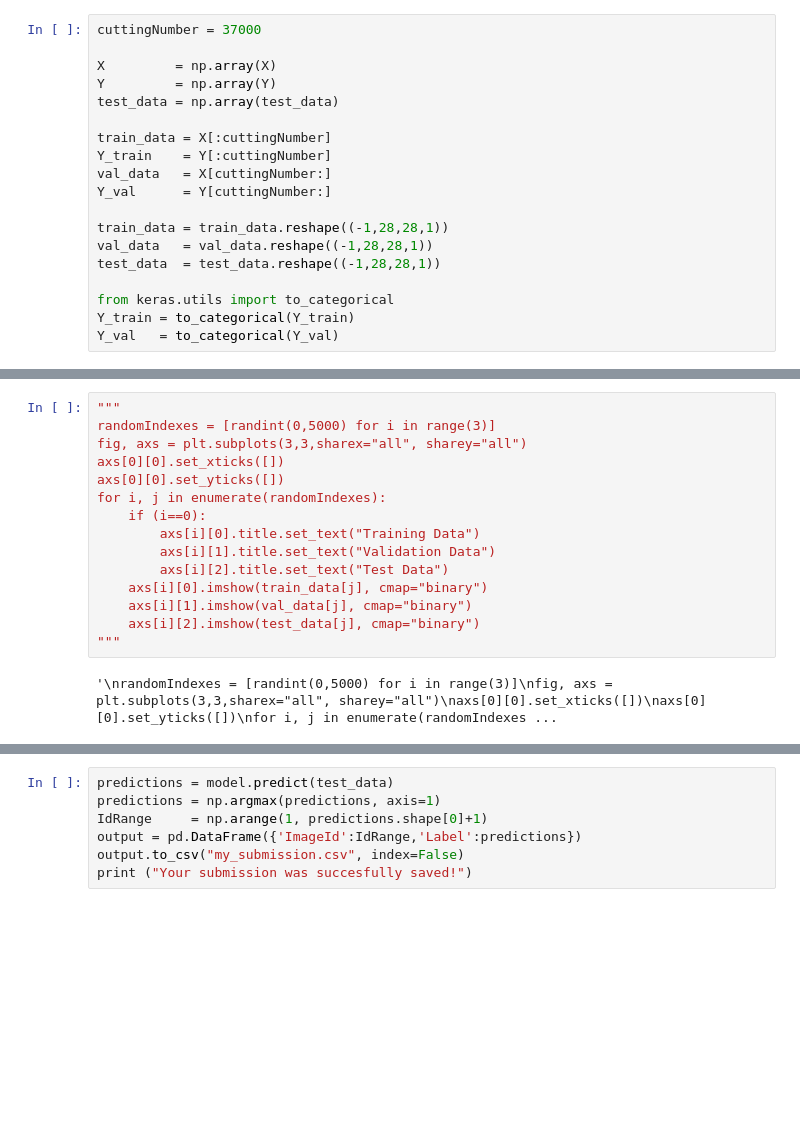
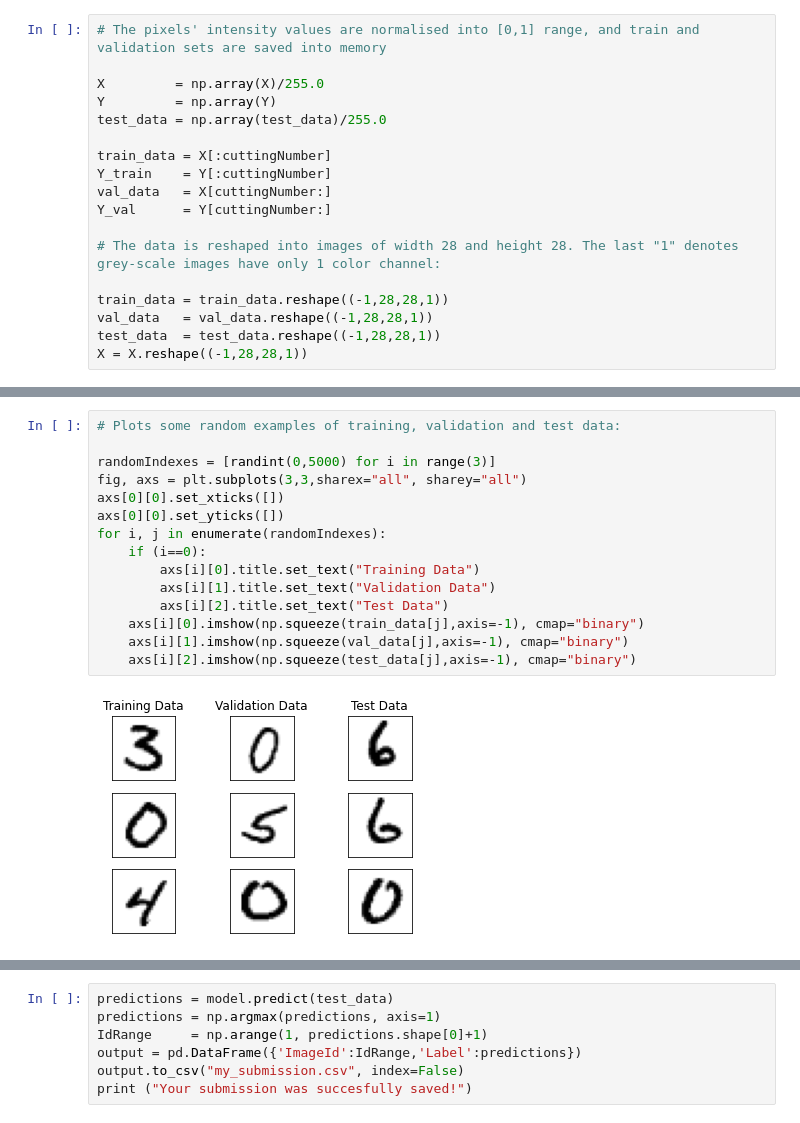
Before and after one commit to victorrgez/KaggleCompetitions, a Jupyter notebook: Code/ComputerVisionMnistDigits.ipynb, the cells around one changed output, grey strips where cells are left out. Drawn from its saved outputs; the diff is of its cells as text; blank space fills up the shorter version.

```diff
--- a/Code/ComputerVisionMnistDigits.ipynb
+++ b/Code/ComputerVisionMnistDigits.ipynb
@@ -19,19 +36,18 @@ print (test_data.shape)
 # %%
-cuttingNumber = 37000
+# The pixels' intensity values are normalised into [0,1] range, and train and validation sets are saved into memory
 
-X         = np.array(X)
+X         = np.array(X)/255.0
 Y         = np.array(Y)
-test_data = np.array(test_data)
+test_data = np.array(test_data)/255.0
 
 train_data = X[:cuttingNumber]
 Y_train    = Y[:cuttingNumber]
 val_data   = X[cuttingNumber:]
 Y_val      = Y[cuttingNumber:]
 
+# The data is reshaped into images of width 28 and height 28. The last "1" denotes  grey-scale images have only 1 color channel:
+
 train_data = train_data.reshape((-1,28,28,1))
 val_data   = val_data.reshape((-1,28,28,1))
 test_data  = test_data.reshape((-1,28,28,1))
-
-from keras.utils import to_categorical
-Y_train = to_categorical(Y_train)
-Y_val   = to_categorical(Y_val)
+X = X.reshape((-1,28,28,1))
@@ -52,17 +66,17 @@ print (test_data.shape)
 # %%
-"""
+# Plots some random examples of training, validation and test data:
+
 randomIndexes = [randint(0,5000) for i in range(3)]
 fig, axs = plt.subplots(3,3,sharex="all", sharey="all")
 axs[0][0].set_xticks([])
 axs[0][0].set_yticks([])
 for i, j in enumerate(randomIndexes):
     if (i==0):
         axs[i][0].title.set_text("Training Data")
         axs[i][1].title.set_text("Validation Data")
         axs[i][2].title.set_text("Test Data")
-    axs[i][0].imshow(train_data[j], cmap="binary")
-    axs[i][1].imshow(val_data[j], cmap="binary")
-    axs[i][2].imshow(test_data[j], cmap="binary")
-"""
+    axs[i][0].imshow(np.squeeze(train_data[j],axis=-1), cmap="binary")
+    axs[i][1].imshow(np.squeeze(val_data[j],axis=-1), cmap="binary")
+    axs[i][2].imshow(np.squeeze(test_data[j],axis=-1), cmap="binary")
 # %% [output]
-'\nrandomIndexes = [randint(0,5000) for i in range(3)]\nfig, axs = plt.subplots(3,3,sharex="all", sharey="all")\naxs[0][0].set_xticks([])\naxs[0][0].set_yticks([])\nfor i, j in enumerate(randomIndexes ...
+[figure, added]
```
Also changed, not shown: parts of 12 cells of this notebook.
